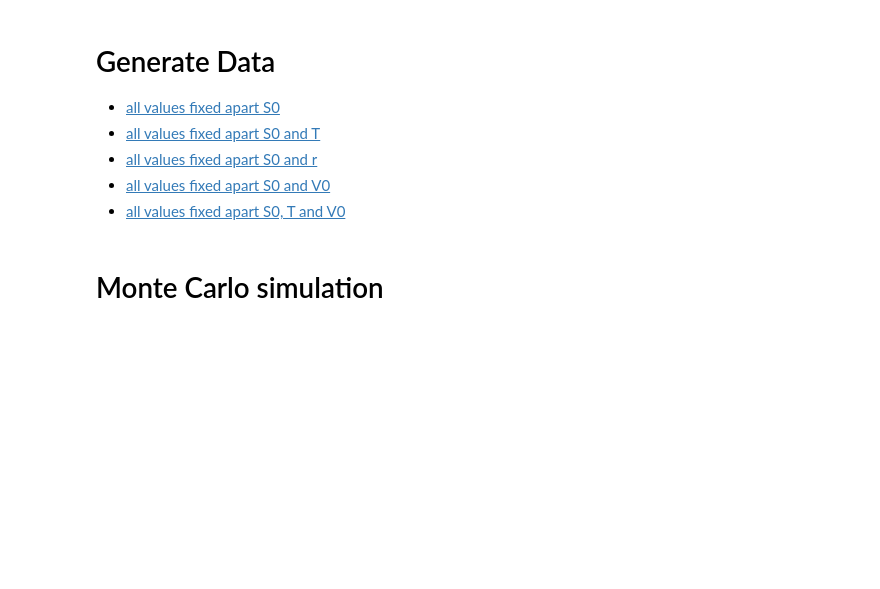
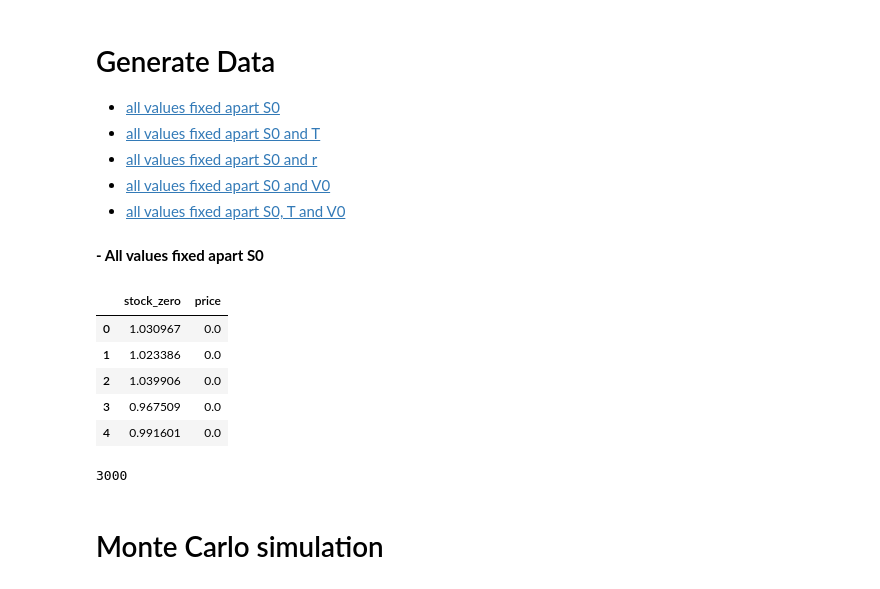
Before and after one commit to anitamezzetti/Heston_option_pricing, a Jupyter notebook: complete data/Heston_Project.ipynb, the cells around one changed output. Saved outputs shown, nothing was run; the diff lists cells and outputs as text; code cells hidden in the pictures; blank space fills up the shorter version.

```diff
--- a/complete data/Heston_Project.ipynb
+++ b/complete data/Heston_Project.ipynb
@@ -125,2 +130,49 @@ def find_expected_payoff(stock_T, k, r, t_max):
+# %% [markdown]
+**- All values fixed apart S0**
+# %%
+# set parameters and constants
+r = 0
+k = 2
+V0 = 0.01
+sigma = 0.6
+theta = 0.02
+kappa = 6.21
+T1 = 10
+rho = -0.5
+
+S0 = np.arange(1,4,0.1)
+# %%
+time_maturity = 3
+num_simulations = 100
+n = 250 # numbers of division of the time
+# %%
+df1 = pd.DataFrame(columns=['stock_zero', 'price'])
+# %%
+# fill the dataset
+for s0 in S0:
+    s = stock_price_generator (time_maturity, n, num_simulations, r, s0, k, V0, sigma, theta, kappa, rho, generator, entire_stock=True)
+
+    for stock_path in s: # for each simulation
+        price = find_expected_payoff(stock_path, k, r, time_maturity)
+
+        new_row = {
+                      'price':price,
+                      'stock_zero':stock_path[T1],
+                  }
+        #append row to the dataframe
+        df1 = df1.append(new_row, ignore_index=True)
+# %%
+df1.head()
+# %% [output]
+|  | stock_zero | price |
+| 0 | 1.030967 | 0.0 |
+| 1 | 1.023386 | 0.0 |
+| 2 | 1.039906 | 0.0 |
+| 3 | 0.967509 | 0.0 |
+| 4 | 0.991601 | 0.0 |
+# %%
+len(df1)
+# %% [output]
+3000
 # %% [markdown]
 # Monte Carlo simulation  <a class="anchor" id="mc"></a>
```
Also changed, not shown: parts of 22 cells of this notebook, 1 other file.
